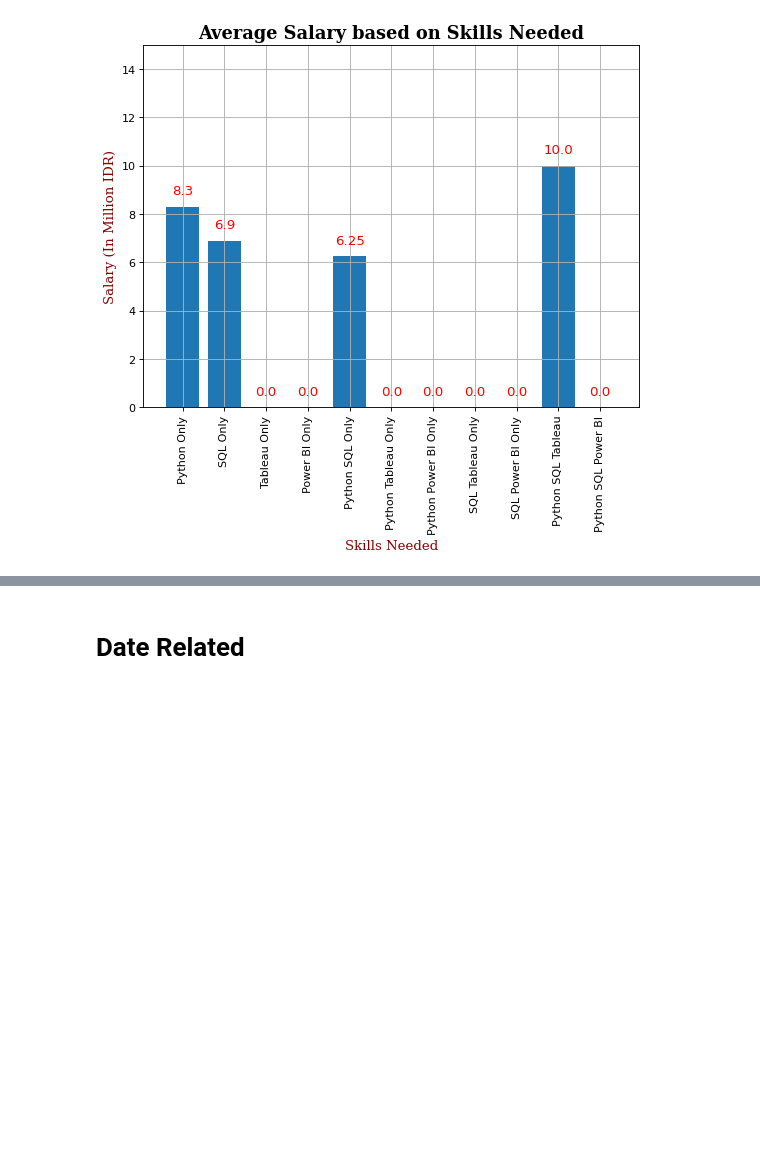
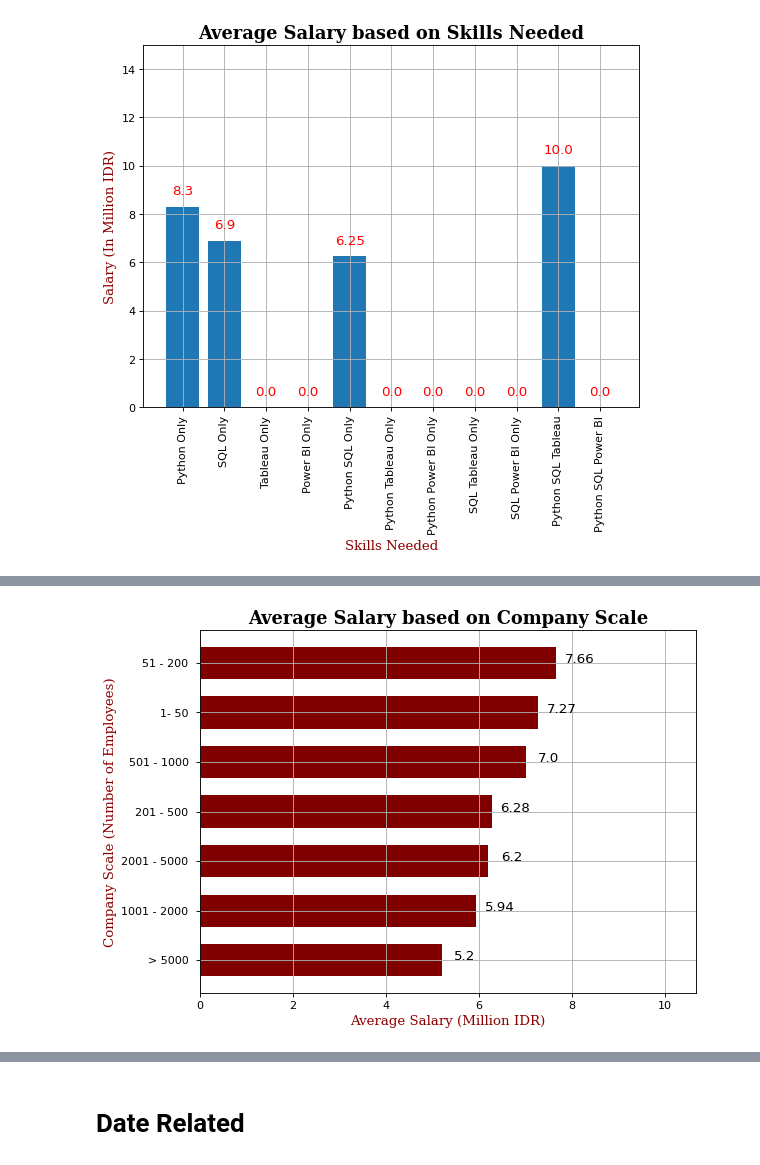
Before and after one commit to Jeremy-Adi/DA-SalaryPred, a Jupyter notebook: EDA_DA.ipynb, the cells around one changed output, grey strips where cells are left out. Saved outputs shown, nothing was run; the diff lists cells and outputs as text; code cells hidden in the pictures; blank space fills up the shorter version.

Commit message:
Added more analyses
Addition :
1. Entry-Level : Salary vs Company Scale
2. Entry-Level : Company Scale vs Salary + Skills Needed
3. Date Related Analysis

```diff
--- a/EDA_DA.ipynb
+++ b/EDA_DA.ipynb
@@ -903,0 +904,9 @@ plt.show()
+# %%
+# Removing "pekerja" that contained in the ['Company Scale]
+df_salary['Company Scale'] = df_salary['Company Scale'].apply(lambda x: x.replace(r'pekerja','').replace(r'Lebih dari ','> '))
+df_salary = df_salary[~df_salary['Company Scale'].str.contains('None')]
+
+# Show the average of max salary by each company scale
+df_max_salary_grouped_compscale = df_salary.groupby('Company Scale',as_index=False)[['Max Salary Range']].mean().sort_values(by=['Max Salary Range'],ascending=True)
+df_max_salary_grouped_compscale['Max Salary Range'] = df_max_salary_grouped_compscale['Max Salary Range'].round(2)
+df_max_salary_grouped_compscale
@@ -903,0 +922,20 @@ plt.show()
+# %%
+# Plot the result
+
+comp_scale = df_max_salary_grouped_compscale['Company Scale']
+salary = df_max_salary_grouped_compscale['Max Salary Range']
+
+plt.figure(figsize=(8, 6), dpi=80)
+plt.barh(comp_scale,salary,height=0.65, color='maroon')
+plt.xlabel('Average Salary (Million IDR)', fontdict=font)
+plt.xlim(0,max(salary)+3)
+plt.ylabel('Company Scale (Number of Employees)', fontdict=font)
+plt.title('Average Salary based on Company Scale', fontdict=font1)
+plt.grid()
+# put number in top of bar
+for i, v in enumerate(salary): # i is the iteration number, v is the content of y itself
+    # plt.text(xticks = i, yticks = v+5(+5 will give a space between number and bar, the rest is font styling))
+    plt.text(v+.5 , i, str(v), color='black', fontweight='normal', fontdict={'size' : 12, 'family': 'sans-serif'}, horizontalalignment = 'center')
+plt.show()
+# %% [output]
+[figure, added]
```
Also changed, not shown: parts of 28 cells of this notebook.
